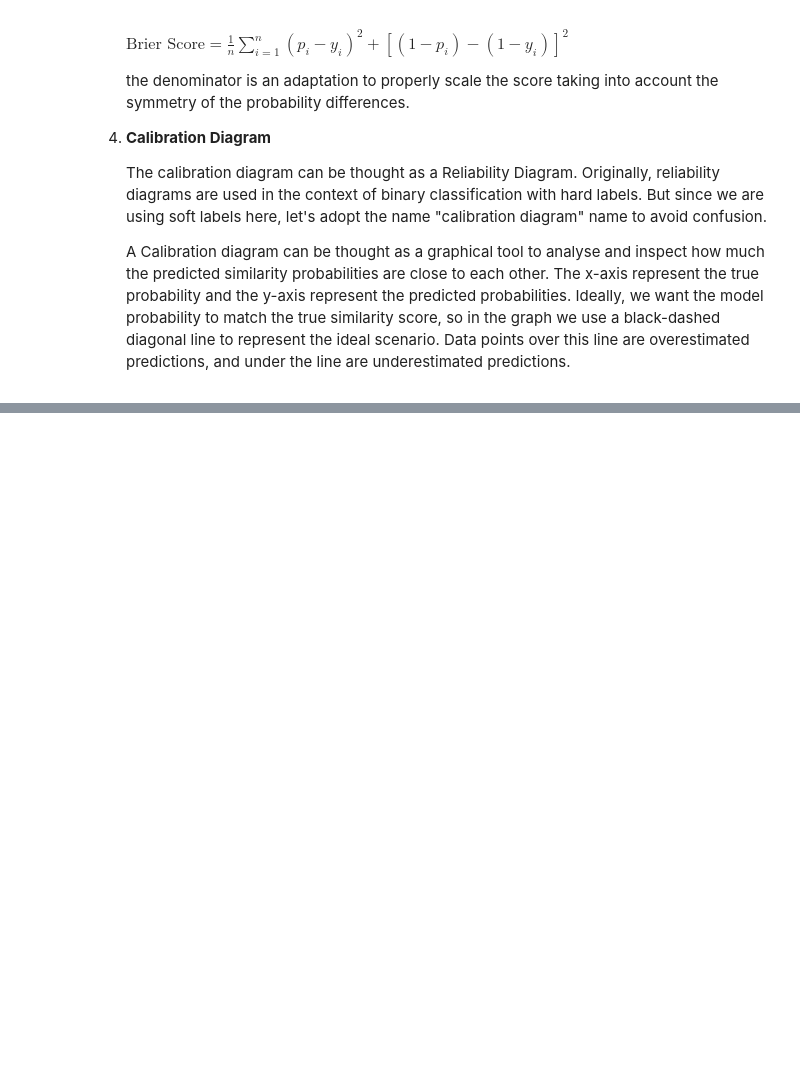
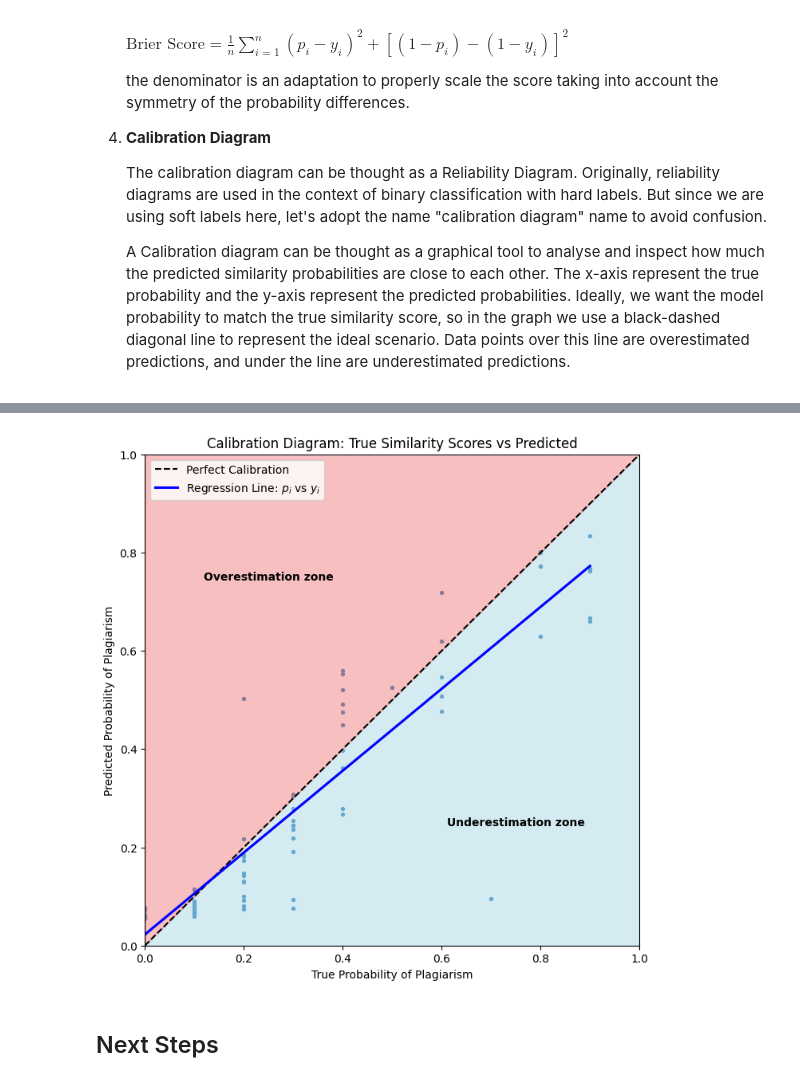
Before and after one commit to alexandrehsd/plagiarism-detector, a Jupyter notebook: notebooks/plagiarism_detector.ipynb, the cells around one changed output, grey strips where cells are left out. Saved outputs shown, nothing was run; the diff lists cells and outputs as text; code cells hidden in the pictures; blank space fills up the shorter version.

```diff
--- a/notebooks/plagiarism_detector.ipynb
+++ b/notebooks/plagiarism_detector.ipynb
@@ -896,0 +588,12 @@ results_df.describe()
+# %%
+# Apply tokenization
+dataset_encoded = dataset.map(lambda batch: tokenize(batch, tokenizer=tokenizer), batched=True, batch_size=None)
+
+train_size = 0.8
+train_indices, test_indices = train_test_split(range(dataset_encoded["data"].num_rows), test_size=1 - train_size, random_state=42)
+
+train_dataset = dataset_encoded["data"].select(train_indices)
+test_dataset = dataset_encoded["data"].select(test_indices)
+
+train_dataset = Dataset.from_dict(prepare_dataset(train_dataset))
+test_dataset = Dataset.from_dict(prepare_dataset(test_dataset))
@@ -896,0 +637,30 @@ results_df.describe()
+# %%
+if LOAD_PRECOMPUTED:
+    model_classifier = AutoModelForSequenceClassification.from_pretrained(get_artifact_path("codebert-base-finetuned-plagiarism-detector"))
+    tokenizer = AutoTokenizer.from_pretrained(get_artifact_path("codebert-base-finetuned-plagiarism-detector"))
+
+    # Tokenize the input text
+    test_dict = {
+        "candidate_answer": data_df["candidate_answer"].iloc[test_indices].values,
+        "llm_answer": data_df["llm_answer"].iloc[test_indices].values,
+    }
+    test_data = Dataset.from_dict(test_dict)
+
+    test_dataset_encoded = tokenizer(test_data["candidate_answer"],
+                                    test_data["llm_answer"],
+                                    return_tensors='pt',
+                                    padding=True,
+                                    truncation=True)
+
+    # Perform inference using the loaded model
+    with torch.no_grad():
+        outputs = model_classifier(**test_dataset_encoded)
+
+    model_predictions = torch.sigmoid(torch.tensor(outputs.logits)).squeeze()[:, 1]
+else:
+    trainer.train()
+    predictions = trainer.predict(test_dataset)
+
+    # take the second dimension of the outputs because the output is of the form
+    # [1 - predicted_plagiarism_score, predicted_plagiarism_score]
+    model_predictions = torch.sigmoid(torch.tensor(predictions.predictions)).squeeze()[:, 1]
@@ -896,0 +683,6 @@ results_df.describe()
+# %%
+plot_calibration_diagram(model_predictions.cpu().numpy(), plagiarism_scores[test_indices].cpu().numpy())
+# %% [output]
+[figure, added]
+# %% [markdown]
+## Next Steps
```
Also changed, not shown: parts of 76 cells of this notebook.
